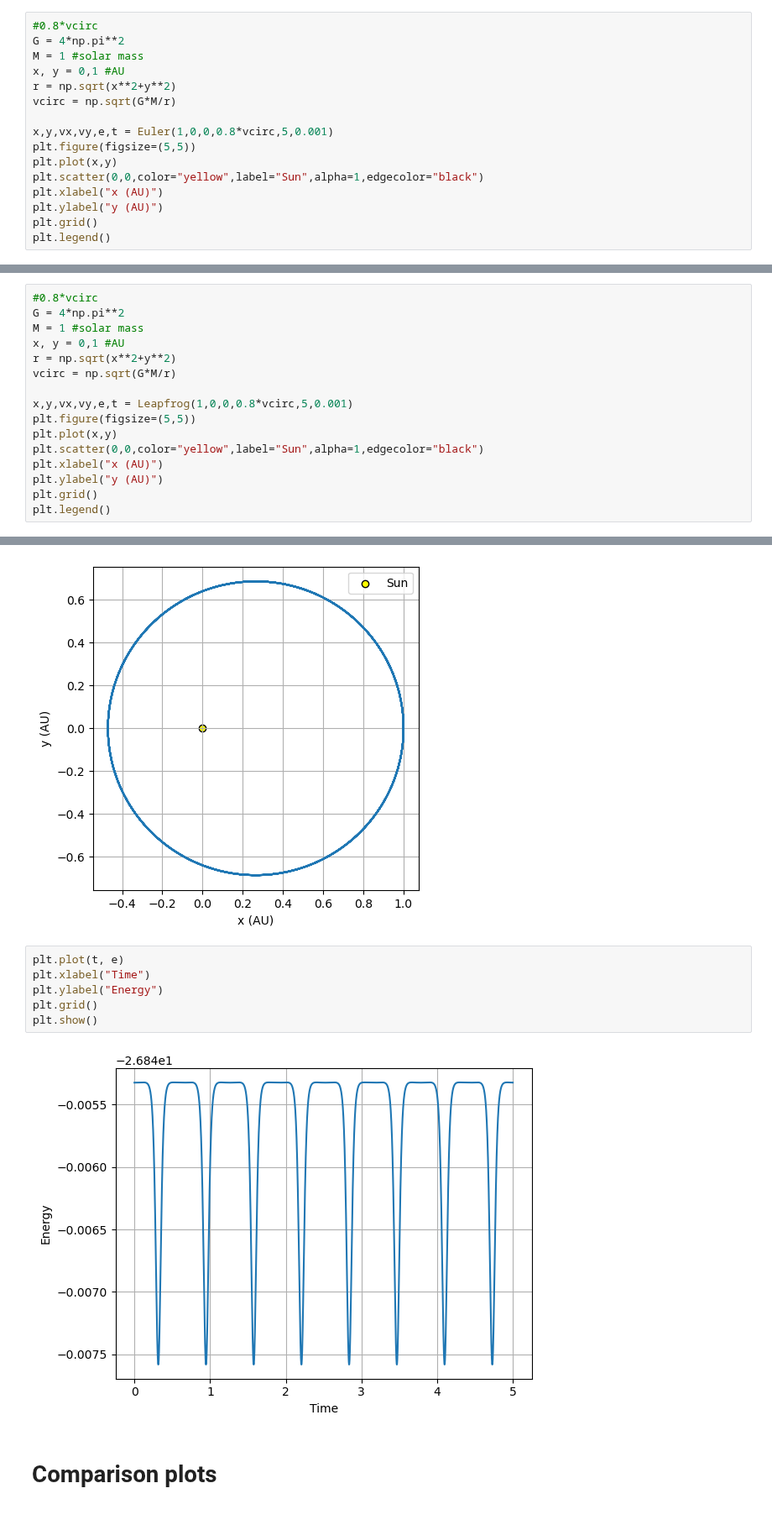
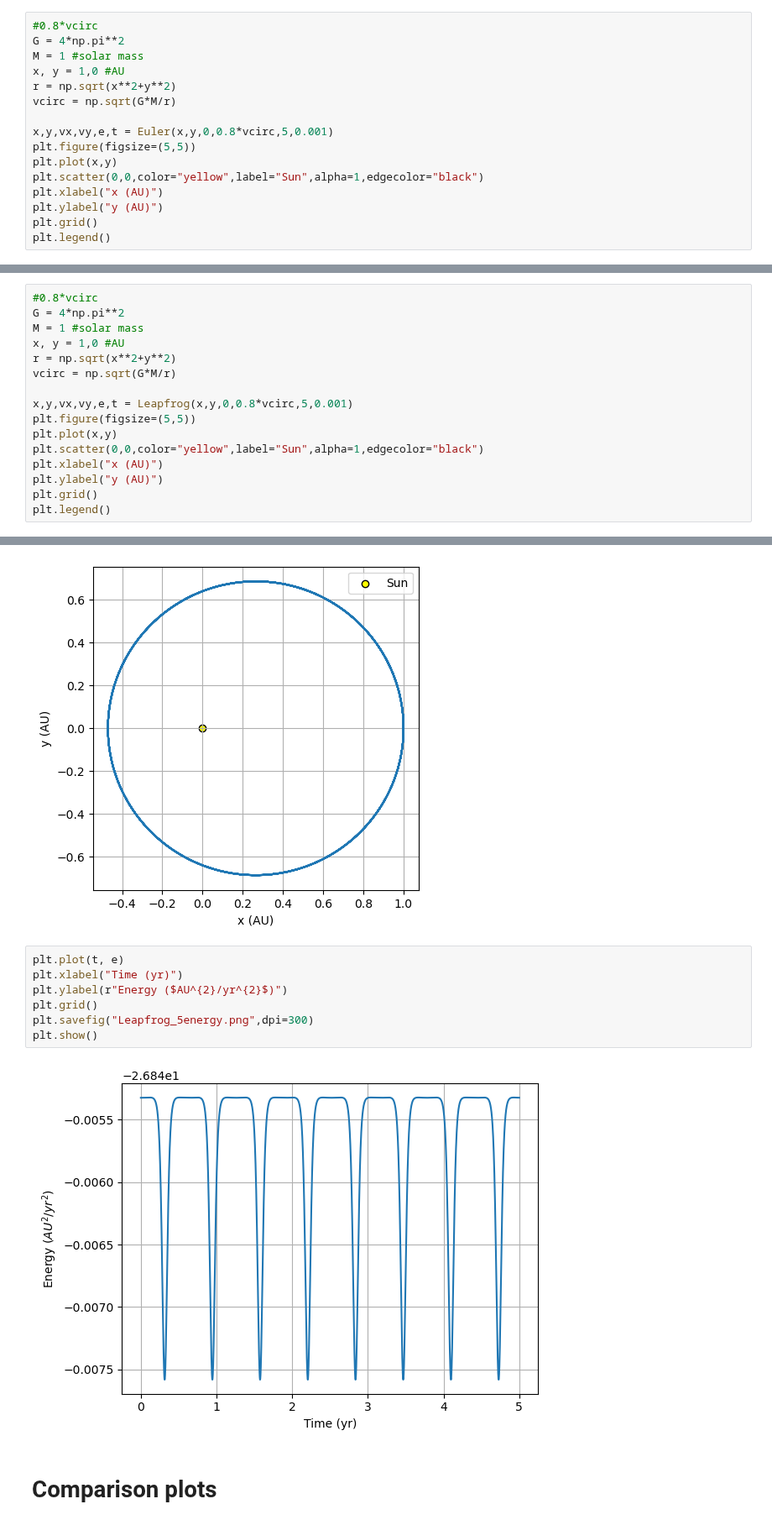
Before and after one commit to kparrine/Computational_Astro, a Jupyter notebook: C4/C4.ipynb, the cells around one changed output, grey strips where cells are left out. Shown at 84% size. Drawn from its saved outputs; the diff is of its cells as text.

Commit message:
Saving plots

```diff
--- a/C4/C4.ipynb
+++ b/C4/C4.ipynb
@@ -146,11 +144,11 @@ plt.show()
 #0.8*vcirc
 G = 4*np.pi**2
 M = 1 #solar mass
-x, y = 0,1 #AU
+x, y = 1,0 #AU
 r = np.sqrt(x**2+y**2)
 vcirc = np.sqrt(G*M/r)
 
-x,y,vx,vy,e,t = Euler(1,0,0,0.8*vcirc,5,0.001)
+x,y,vx,vy,e,t = Euler(x,y,0,0.8*vcirc,5,0.001)
 plt.figure(figsize=(5,5))
 plt.plot(x,y)
 plt.scatter(0,0,color="yellow",label="Sun",alpha=1,edgecolor="black")
@@ -317,11 +314,11 @@ plt.show()
 #0.8*vcirc
 G = 4*np.pi**2
 M = 1 #solar mass
-x, y = 0,1 #AU
+x, y = 1,0 #AU
 r = np.sqrt(x**2+y**2)
 vcirc = np.sqrt(G*M/r)
 
-x,y,vx,vy,e,t = Leapfrog(1,0,0,0.8*vcirc,5,0.001)
+x,y,vx,vy,e,t = Leapfrog(x,y,0,0.8*vcirc,5,0.001)
 plt.figure(figsize=(5,5))
 plt.plot(x,y)
 plt.scatter(0,0,color="yellow",label="Sun",alpha=1,edgecolor="black")
@@ -334,12 +331,13 @@ plt.legend()
 [figure]
 # %%
 plt.plot(t, e)
-plt.xlabel("Time")
-plt.ylabel("Energy")
+plt.xlabel("Time (yr)")
+plt.ylabel(r"Energy ($AU^{2}/yr^{2}$)")
 plt.grid()
+plt.savefig("Leapfrog_5energy.png",dpi=300)
 plt.show()
 # %% [output]
-[figure, old version]
+[figure, new version]
 # %% [markdown]
 # Comparison plots
 # %%
```
Also changed, not shown: parts of 11 cells of this notebook, 8 other files.
